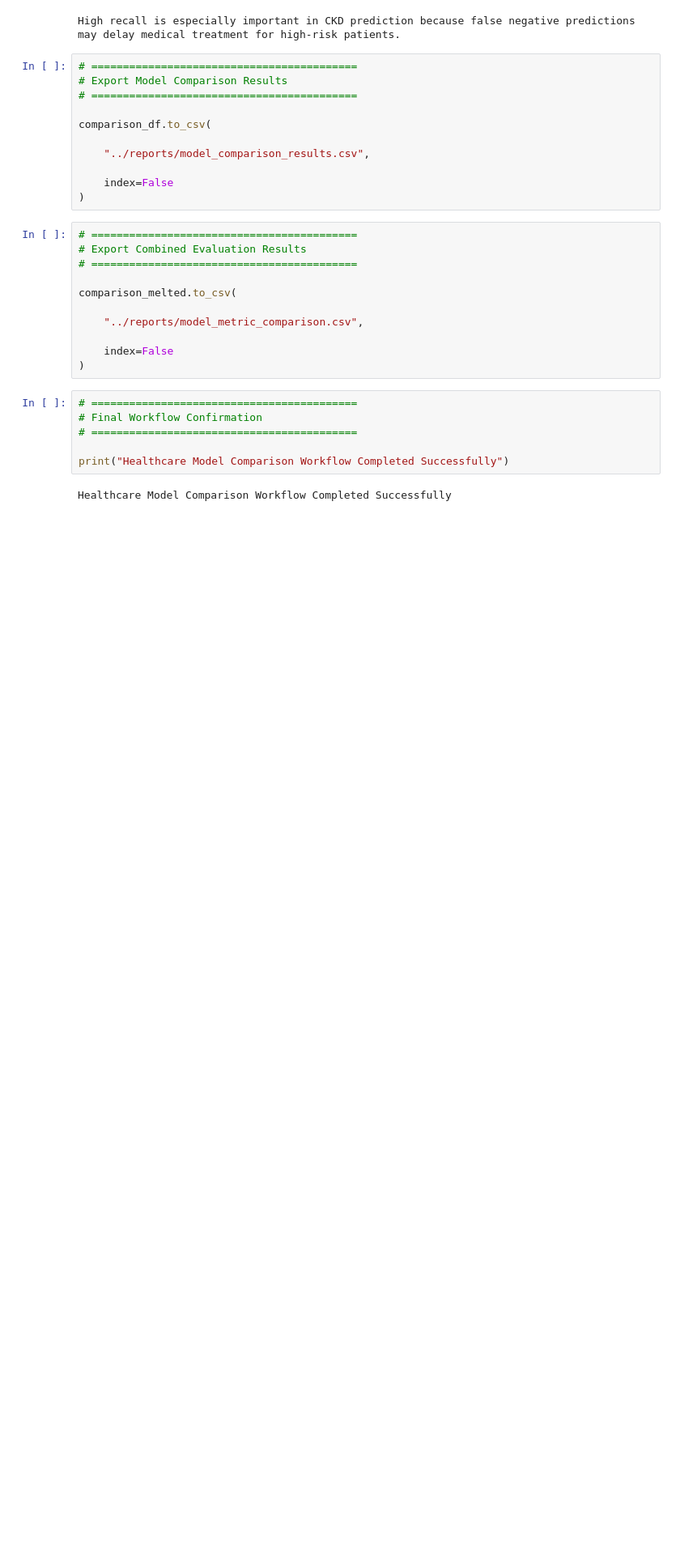
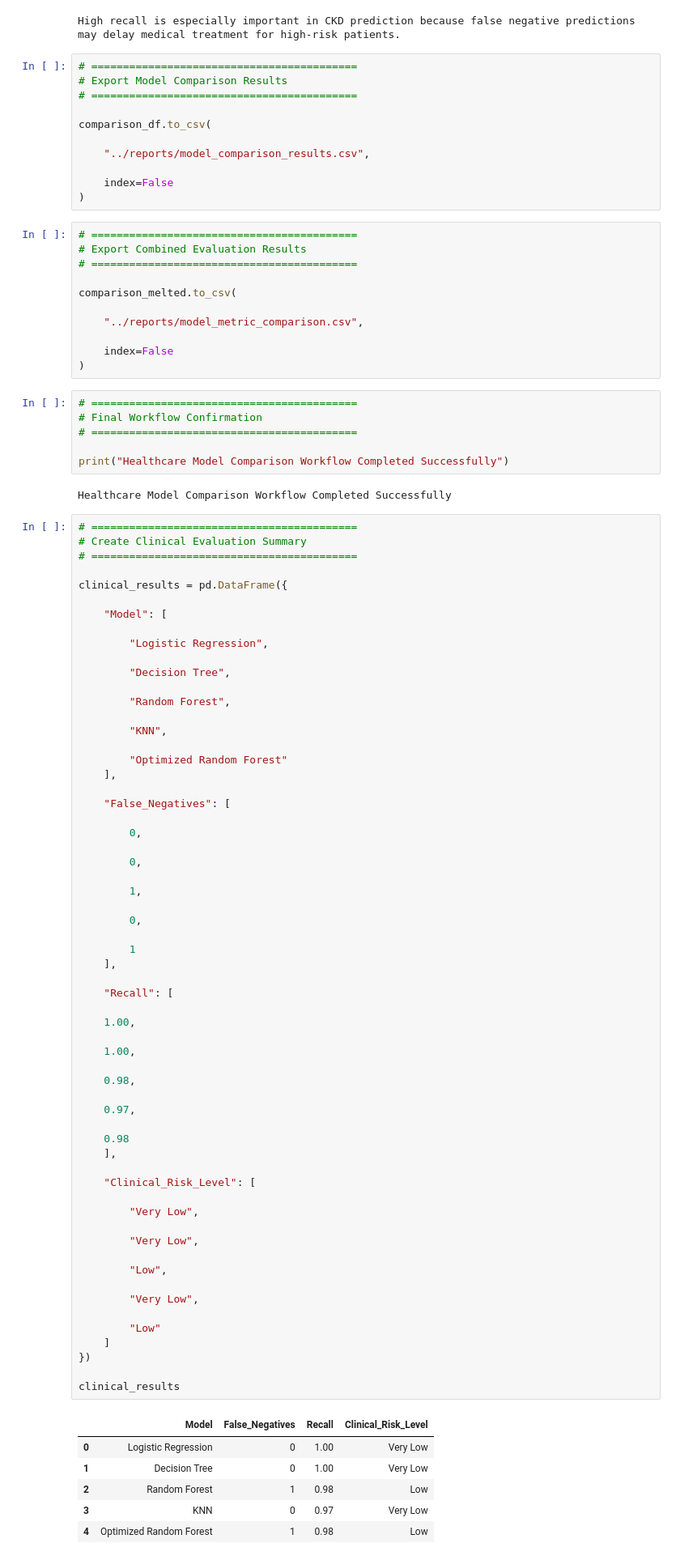
Before and after one commit to premprakash123/healthcare-chronic-disease-analysis, a Jupyter notebook: notebooks/05_model_evaluation.ipynb, the cells around one changed output. Shown at 81% size. Drawn from its saved outputs; the diff is of its cells as text; blank space fills up the shorter version.

Commit message:
analysis: interpreted clinical implications of CKD prediction models

```diff
--- a/notebooks/05_model_evaluation.ipynb
+++ b/notebooks/05_model_evaluation.ipynb
@@ -351,3 +354,71 @@ comparison_melted.to_csv(
 print("Healthcare Model Comparison Workflow Completed Successfully")
 # %% [output]
 Healthcare Model Comparison Workflow Completed Successfully
+# %%
+# ==========================================
+# Create Clinical Evaluation Summary
+# ==========================================
+
+clinical_results = pd.DataFrame({
+
+    "Model": [
+
+        "Logistic Regression",
+
+        "Decision Tree",
+
+        "Random Forest",
+
+        "KNN",
+
+        "Optimized Random Forest"
+    ],
+
+    "False_Negatives": [
+
+        0,
+
+        0,
+
+        1,
+
+        0,
+
+        1
+    ],
+
+    "Recall": [
+
+    1.00,
+
+    1.00,
+
+    0.98,
+
+    0.97,
+
+    0.98
+    ],
+
+    "Clinical_Risk_Level": [
+
+        "Very Low",
+
+        "Very Low",
+
+        "Low",
+
+        "Very Low",
+
+        "Low"
+    ]
+})
+
+clinical_results
+# %% [output]
+|  | Model | False_Negatives | Recall | Clinical_Risk_Level |
+| 0 | Logistic Regression | 0 | 1.00 | Very Low |
+| 1 | Decision Tree | 0 | 1.00 | Very Low |
+| 2 | Random Forest | 1 | 0.98 | Low |
+| 3 | KNN | 0 | 0.97 | Very Low |
+| 4 | Optimized Random Forest | 1 | 0.98 | Low |
```
Also changed, not shown: parts of 1 cell of this notebook.
